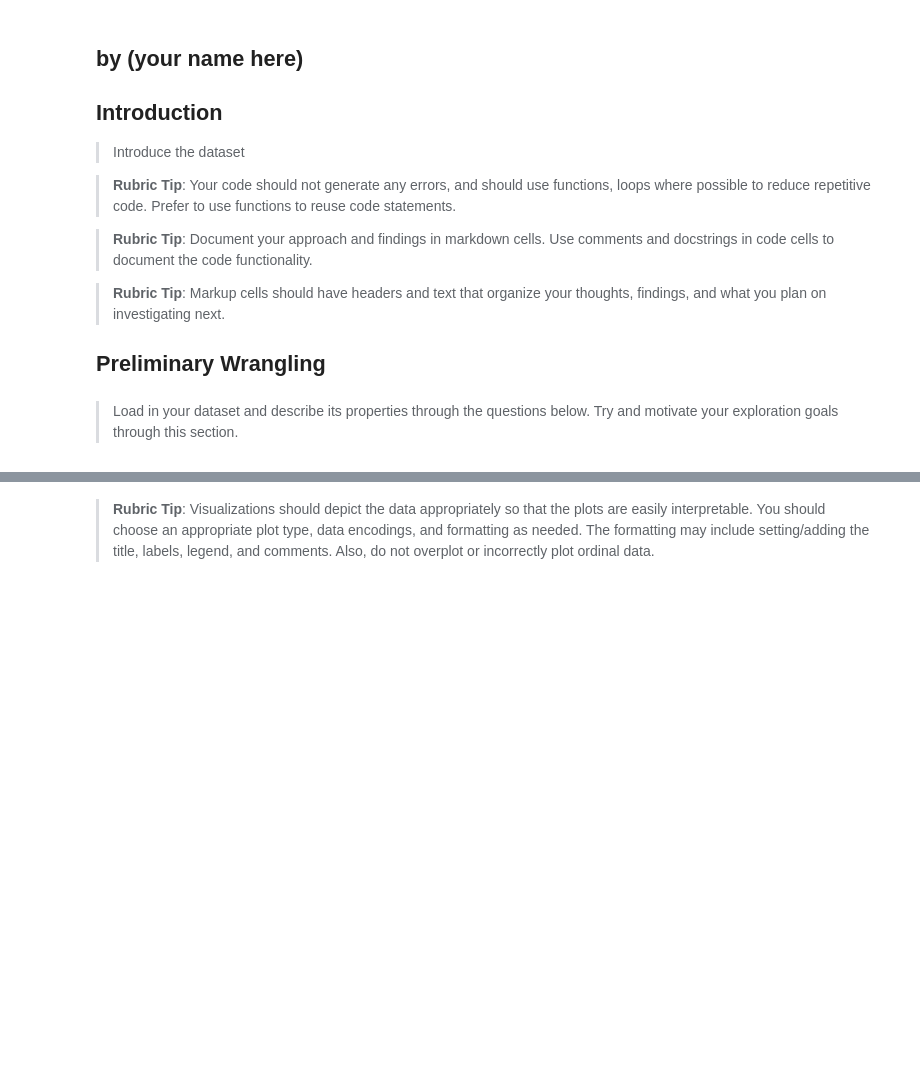
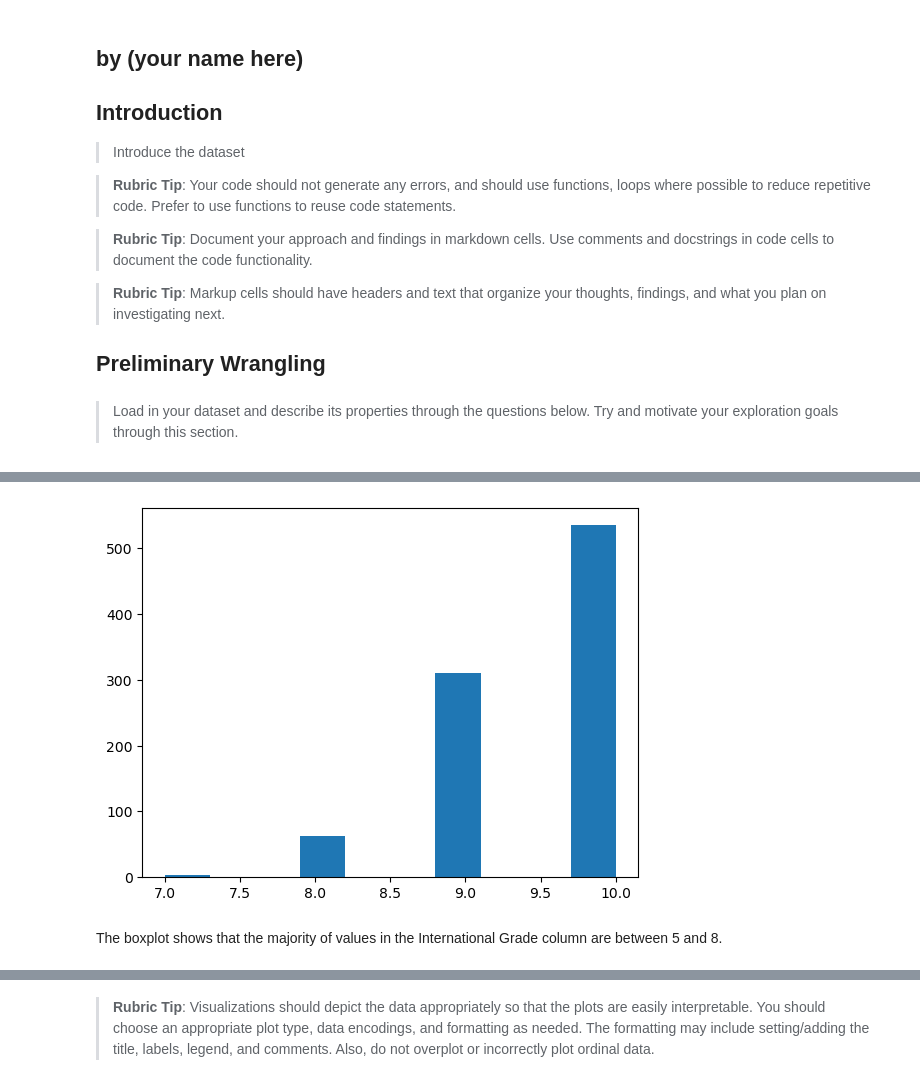
Before and after one commit to henanhasan/visualization_project, a Jupyter notebook: Part_I_exploration.ipynb, the cells around one changed output, grey strips where cells are left out. Saved outputs shown, nothing was run; the diff lists cells and outputs as text; code cells hidden in the pictures; blank space fills up the shorter version.

```diff
--- a/Part_I_exploration.ipynb
+++ b/Part_I_exploration.ipynb
@@ -113,0 +248,7 @@ and prepare yourself to look at relationships between variables.
+# %%
+plt.hist(outliers_gone["International Grade"])
+plt.show()
+# %% [output]
+[figure, added]
+# %% [markdown]
+The boxplot shows that the majority of values in the International Grade column are between 5 and 8.
```
Also changed, not shown: parts of 27 cells of this notebook, 3 other files.
